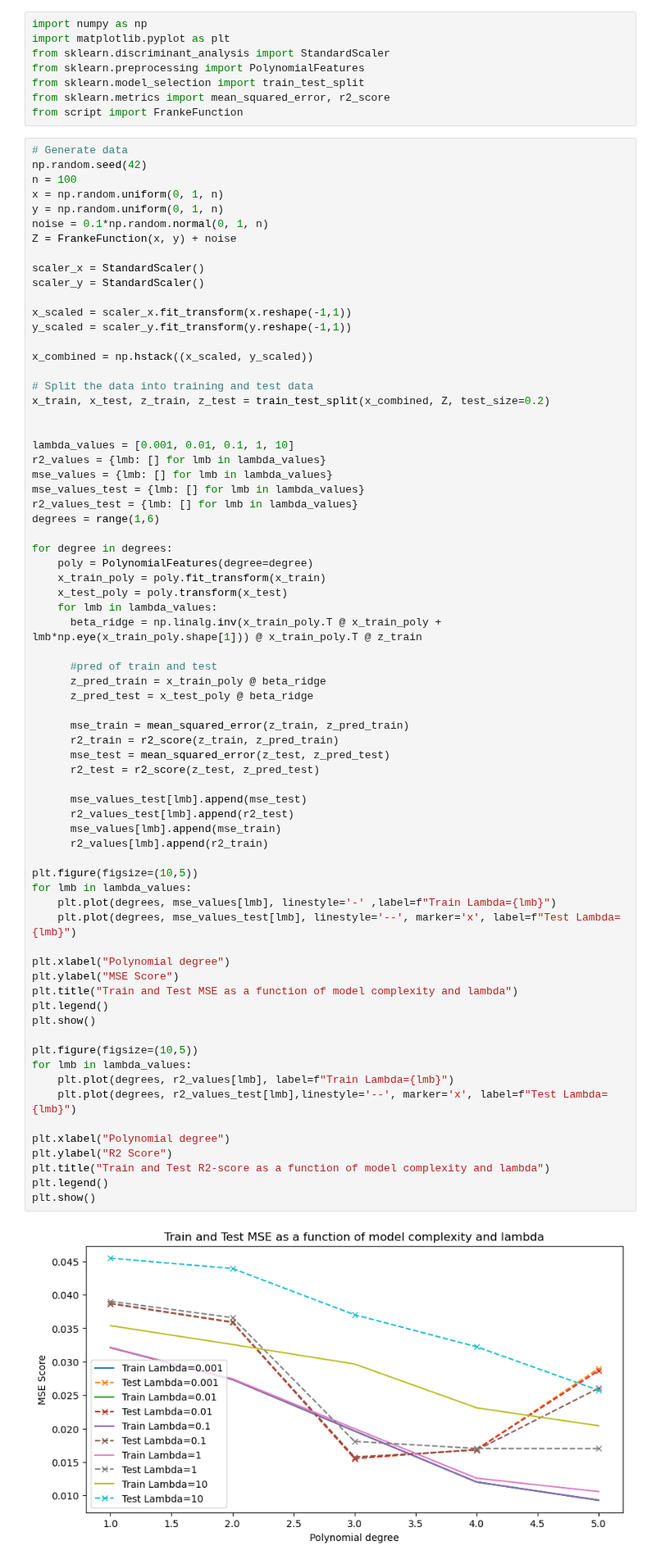
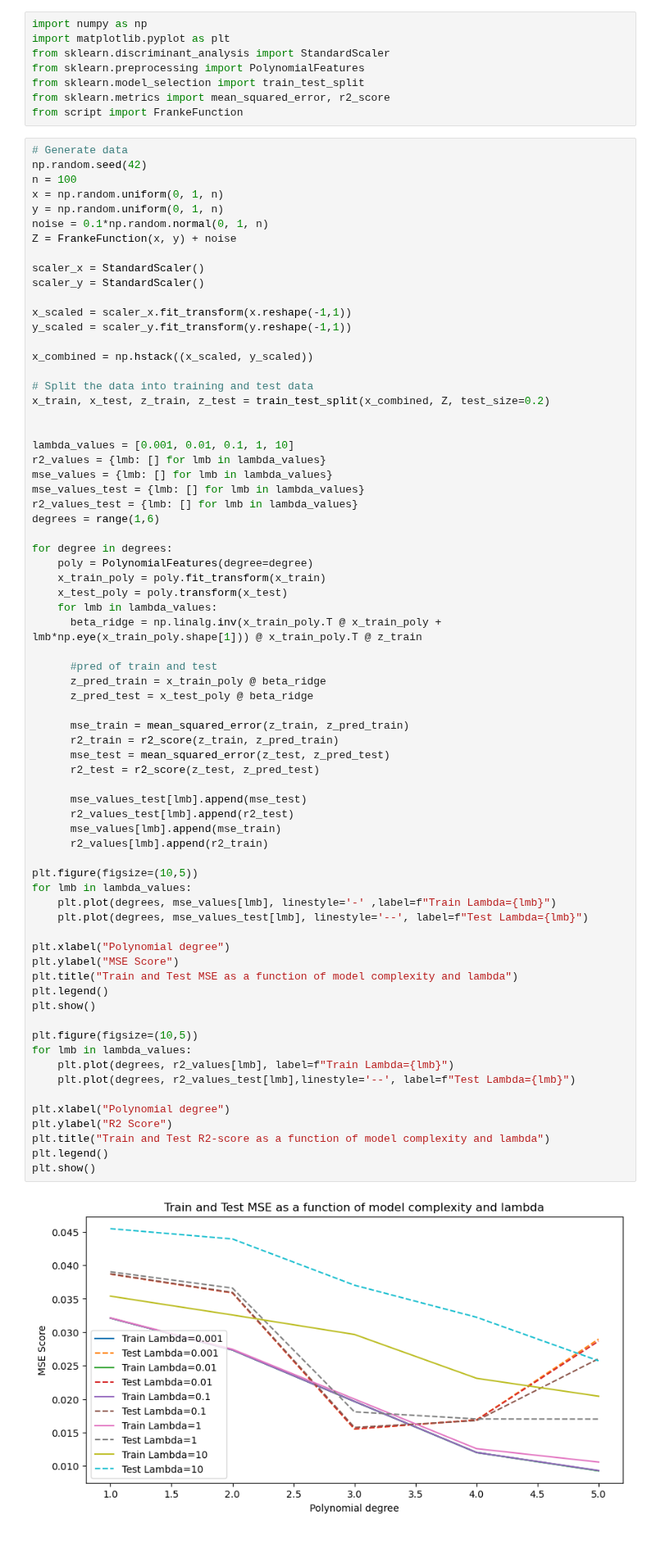
Before and after one commit to martin-og-ingar/FYS-STK4155-Project1, a Jupyter notebook: src/partB.ipynb, the cells around one changed output. Shown at 82% size. Cells and saved outputs as stored; diff of their text form.

```diff
--- a/src/partB.ipynb
+++ b/src/partB.ipynb
@@ -48,36 +48,36 @@ for degree in degrees:
       mse_train = mean_squared_error(z_train, z_pred_train)
       r2_train = r2_score(z_train, z_pred_train)
       mse_test = mean_squared_error(z_test, z_pred_test)
       r2_test = r2_score(z_test, z_pred_test)
 
       mse_values_test[lmb].append(mse_test)
       r2_values_test[lmb].append(r2_test)
       mse_values[lmb].append(mse_train)
       r2_values[lmb].append(r2_train)
 
 plt.figure(figsize=(10,5))
 for lmb in lambda_values:
     plt.plot(degrees, mse_values[lmb], linestyle='-' ,label=f"Train Lambda={lmb}")
-    plt.plot(degrees, mse_values_test[lmb], linestyle='--', marker='x', label=f"Test Lambda={lmb}")
+    plt.plot(degrees, mse_values_test[lmb], linestyle='--', label=f"Test Lambda={lmb}")
 
 plt.xlabel("Polynomial degree")
 plt.ylabel("MSE Score")
 plt.title("Train and Test MSE as a function of model complexity and lambda")
 plt.legend()
 plt.show()
 
 plt.figure(figsize=(10,5))
 for lmb in lambda_values:
     plt.plot(degrees, r2_values[lmb], label=f"Train Lambda={lmb}")
-    plt.plot(degrees, r2_values_test[lmb],linestyle='--', marker='x', label=f"Test Lambda={lmb}")
+    plt.plot(degrees, r2_values_test[lmb],linestyle='--', label=f"Test Lambda={lmb}")
 
 plt.xlabel("Polynomial degree")
 plt.ylabel("R2 Score")
 plt.title("Train and Test R2-score as a function of model complexity and lambda")
 plt.legend()
 plt.show()
 # %% [output]
-[figure, old version]
+[figure, new version]
 [figure]
 # %% [markdown]
 ### Discussion.
```
Also changed, not shown: 1 other file.
